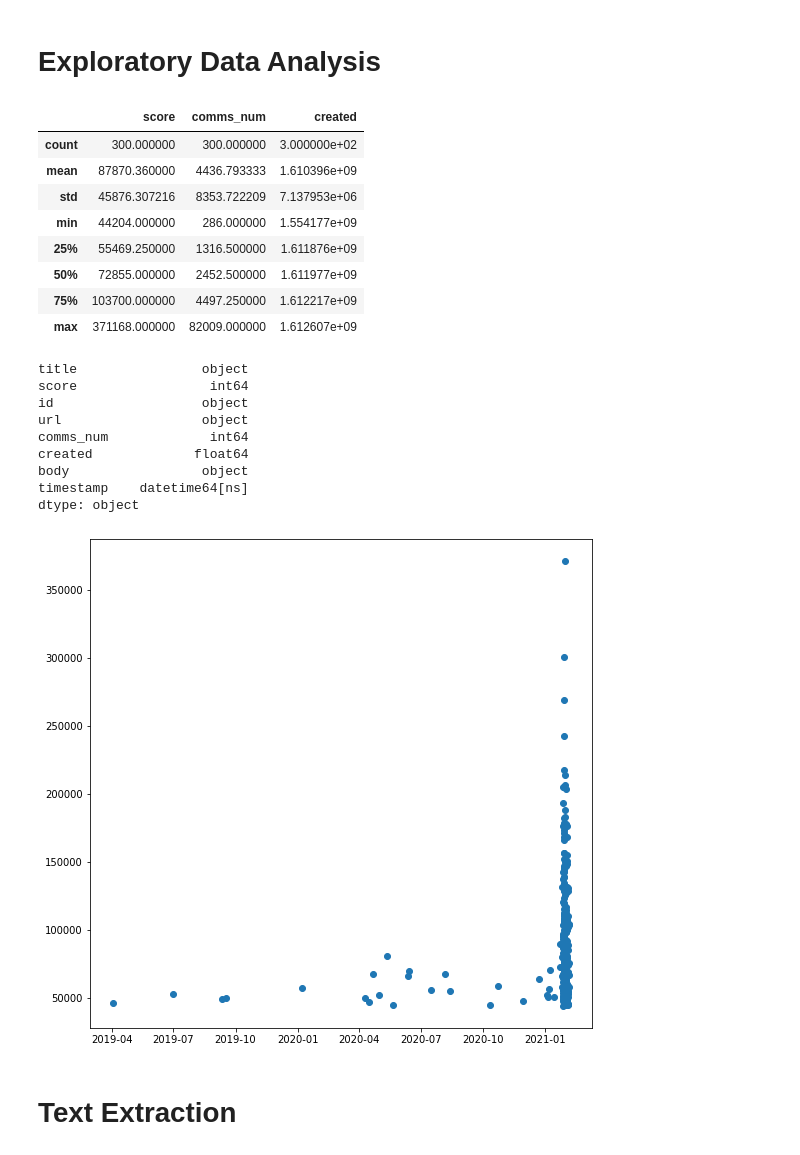
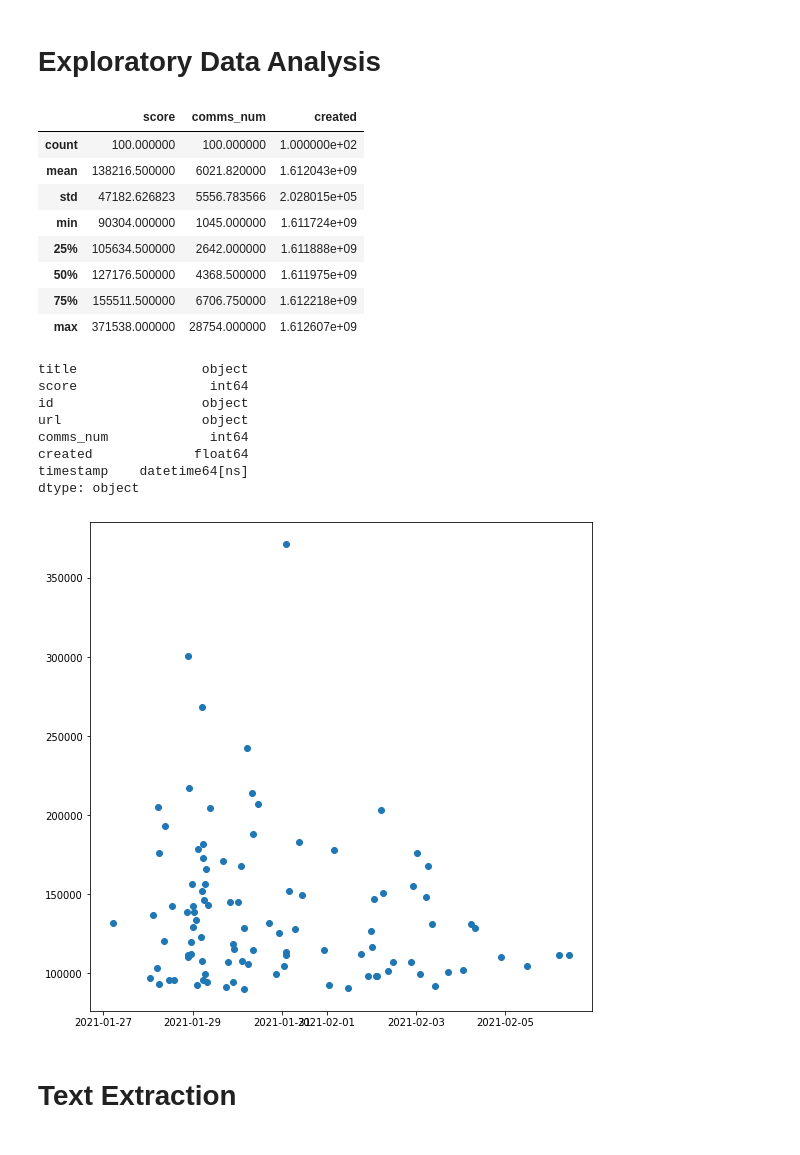
Before and after one commit to malcolmrite-dsi/WSB_Stock_Screener, a Jupyter notebook: Reddit_Stock_Scanner.ipynb, the cells around one changed output. Saved outputs shown, nothing was run; the diff lists cells and outputs as text; code cells hidden in the pictures.

```diff
--- a/Reddit_Stock_Scanner.ipynb
+++ b/Reddit_Stock_Scanner.ipynb
@@ -76,7 +70,7 @@ def get_date(created):
         return dt.datetime.fromtimestamp(created)
 
 #Returns a dataframe of the top reddit posts from WSB
-def extract_top_data(self, posts):
+def extract_top_data(self,type, posts):
     #Setting the subreddit to wallstreetbets
     subreddit = self.subreddit("wallstreetbets")
     #Create a dictionary to store the data
@@ -86,11 +80,18 @@ def extract_top_data(self, posts):
                     "id":[], \
                     "url":[], \
                     "comms_num": [], \
-                    "created": [], \
-                    "body":[]}
+                    "created": []}
 
-    #Extract the top posts with an upper limit defined by the user
-    top_subreddit = subreddit.top(limit=posts)
+    if type == "top":
+      #Extract the top posts with an upper limit defined by the user
+      top_subreddit = subreddit.top(limit=posts)
+    elif type == "hot":
+      top_subreddit = subreddit.hot(limit=posts)
+    elif type == "new":
+      top_subreddit = subreddit.new(limit=posts)
+    else:
+      top_subreddit = subreddit.rising(limit=posts)
+
 
     #Extract the relevant data from the subreddit
     for submission in top_subreddit:
@@ -100,7 +101,7 @@ def extract_top_data(self, posts):
         topics_dict["url"].append(submission.url)
         topics_dict["comms_num"].append(submission.num_comments)
         topics_dict["created"].append(submission.created)
-        topics_dict["body"].append(submission.selftext)
+
 
     topics_data = pd.DataFrame(topics_dict)
 
@@ -111,9 +112,9 @@ def extract_top_data(self, posts):
 # %% [markdown]
 ## Officially Getting the Data
 # %%
-reddit = authorise_extractor("729210")
+reddit = authorise_extractor("852856")
 
-train_data = extract_top_data(reddit, 300)
+train_data = extract_top_data(reddit, "top" ,100)
 
 print(train_data.head())
 # %% [output]
@@ -158,14 +151,14 @@ train_data
 train_data.describe()
 # %% [output]
 |  | score | comms_num | created |
-| count | 300.000000 | 300.000000 | 3.000000e+02 |
-| mean | 87870.360000 | 4436.793333 | 1.610396e+09 |
-| std | 45876.307216 | 8353.722209 | 7.137953e+06 |
-| min | 44204.000000 | 286.000000 | 1.554177e+09 |
-| 25% | 55469.250000 | 1316.500000 | 1.611876e+09 |
-| 50% | 72855.000000 | 2452.500000 | 1.611977e+09 |
-| 75% | 103700.000000 | 4497.250000 | 1.612217e+09 |
-| max | 371168.000000 | 82009.000000 | 1.612607e+09 |
+| count | 100.000000 | 100.000000 | 1.000000e+02 |
+| mean | 138216.500000 | 6021.820000 | 1.612043e+09 |
+| std | 47182.626823 | 5556.783566 | 2.028015e+05 |
+| min | 90304.000000 | 1045.000000 | 1.611724e+09 |
+| 25% | 105634.500000 | 2642.000000 | 1.611888e+09 |
+| 50% | 127176.500000 | 4368.500000 | 1.611975e+09 |
+| 75% | 155511.500000 | 6706.750000 | 1.612218e+09 |
+| max | 371538.000000 | 28754.000000 | 1.612607e+09 |
 # %%
 train_data.dtypes
 # %% [output]
@@ -175,15 +168,14 @@ id                   object
 url                  object
 comms_num             int64
 created             float64
-body                 object
 timestamp    datetime64[ns]
 dtype: object
 # %%
-plt.figure(figsize=(9,9))
+plt.figure(figsize=(9,9), edgecolor= "black")
 plt.scatter(train_data.timestamp, train_data.score)
 plt.show()
 # %% [output]
-[figure, old version]
+[figure, new version]
 # %% [markdown]
 # Text Extraction
 # %%
```
Also changed, not shown: parts of 27 cells of this notebook.
